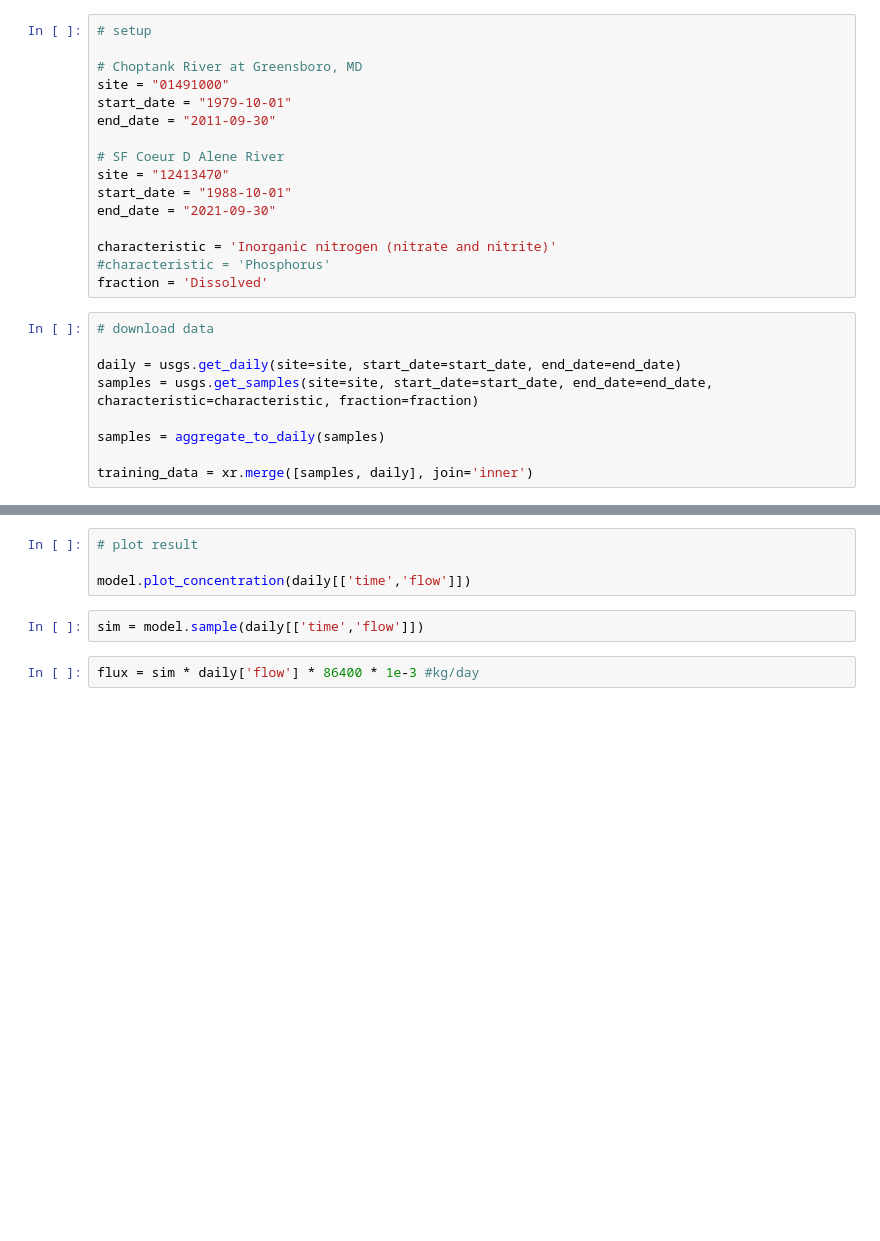
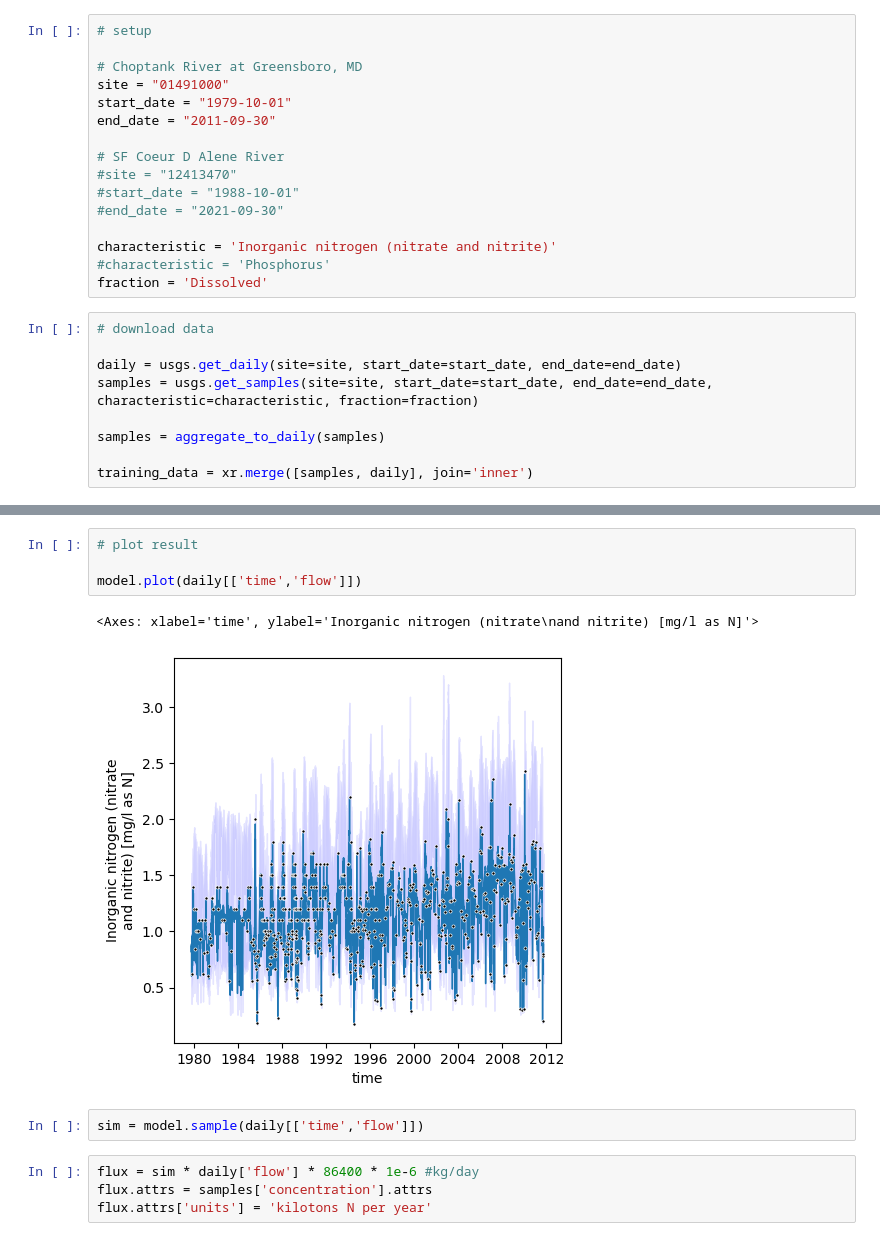
Before and after one commit to thodson-usgs/discontinuum, a Jupyter notebook: notebooks/loadest-demo.ipynb, the cells around one changed output, grey strips where cells are left out. Saved outputs shown, nothing was run; the diff lists cells and outputs as text; blank space fills up the shorter version.

Commit message:
Demo plotting

```diff
--- a/notebooks/loadest-demo.ipynb
+++ b/notebooks/loadest-demo.ipynb
@@ -15,9 +15,9 @@ start_date = "1979-10-01"
 end_date = "2011-09-30"
 
 # SF Coeur D Alene River
-site = "12413470"
-start_date = "1988-10-01"
-end_date = "2021-09-30"
+#site = "12413470"
+#start_date = "1988-10-01"
+#end_date = "2021-09-30"
 
 characteristic = 'Inorganic nitrogen (nitrate and nitrite)'
 #characteristic = 'Phosphorus'
@@ -42,8 +49,13 @@ model.fit(target=training_data['concentration'], covariates=training_data[['time
 # %%
 # plot result
 
-model.plot_concentration(daily[['time','flow']])
+model.plot(daily[['time','flow']])
+# %% [output]
+<Axes: xlabel='time', ylabel='Inorganic nitrogen (nitrate\nand nitrite) [mg/l as N]'>
+[figure, added]
 # %%
 sim = model.sample(daily[['time','flow']])
 # %%
-flux = sim * daily['flow'] * 86400 * 1e-3 #kg/day
+flux = sim * daily['flow'] * 86400 * 1e-6 #kg/day
+flux.attrs = samples['concentration'].attrs
+flux.attrs['units'] = 'kilotons N per year'
```
Also changed, not shown: parts of 4 cells of this notebook.
